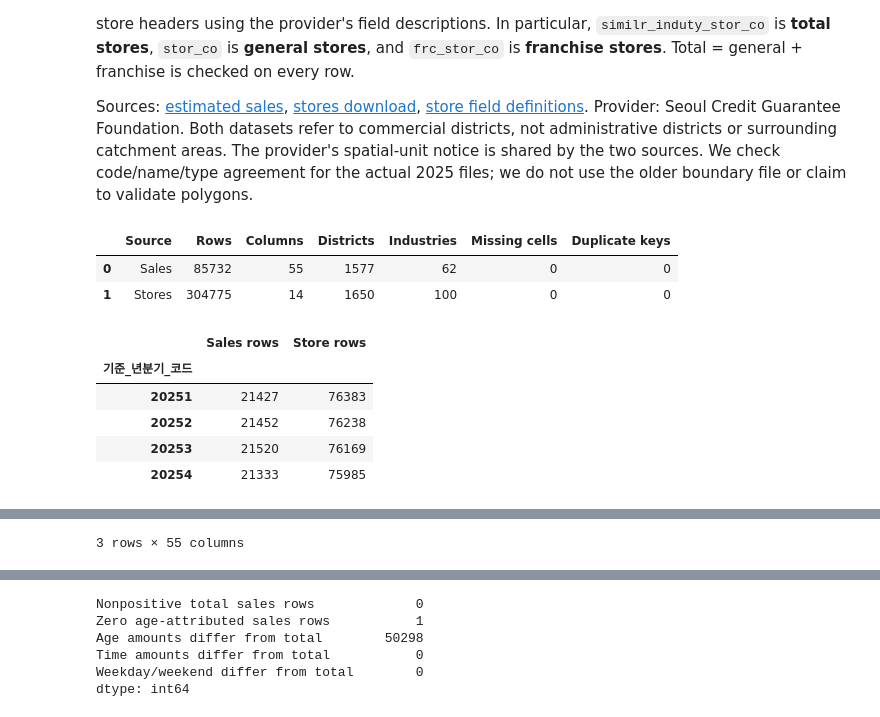
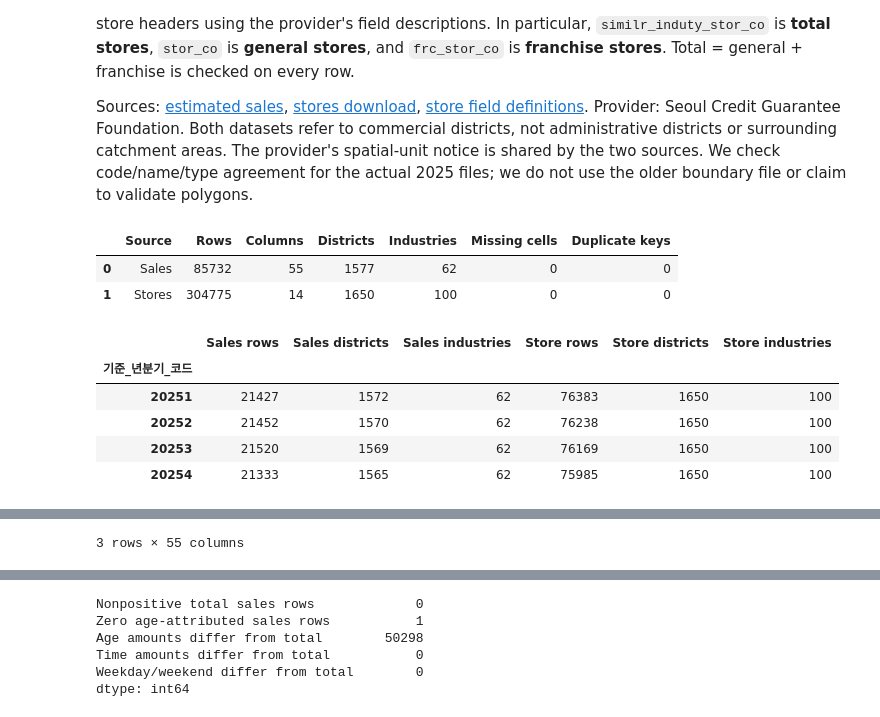
Before and after one commit to Hyunsoo37/CDS_303_Final_Project, a Jupyter notebook: docs/session-2/CDS303_Project2.ipynb, the cells around one changed output, grey strips where cells are left out. Saved outputs shown, nothing was run; the diff lists cells and outputs as text; code cells hidden in the pictures.

```diff
--- a/docs/session-2/CDS303_Project2.ipynb
+++ b/docs/session-2/CDS303_Project2.ipynb
@@ -70,40 +70,44 @@ stores = pd.read_csv(DATA / 'raw/stores_2025.zip', encoding='cp949',
 original_store_columns = stores.columns.tolist()
 stores = stores.rename(columns=store_map)
 quarters = {'20251', '20252', '20253', '20254'}
 audit_rows = []
 for name, frame in [('Sales', sales), ('Stores', stores)]:
     for key in KEY:
         frame[key] = frame[key].str.strip()
     assert not frame[KEY].isna().any().any()
     assert not frame[KEY].eq('').any().any()
     assert not frame.duplicated(KEY).any()
     assert set(frame[Q]) == quarters
     audit_rows.append({'Source': name, 'Rows': len(frame), 'Columns': frame.shape[1],
                        'Districts': frame[D].nunique(), 'Industries': frame[I].nunique(),
                        'Missing cells': int(frame.isna().sum().sum()),
                        'Duplicate keys': int(frame.duplicated(KEY).sum())})
 source_audit = pd.DataFrame(audit_rows)
 display(source_audit)
-display(pd.DataFrame({'Sales rows': sales.groupby(Q).size(), 'Store rows': stores.groupby(Q).size()}))
+quarter_audit = pd.DataFrame({'Sales rows': sales.groupby(Q).size(),
+    'Sales districts': sales.groupby(Q)[D].nunique(), 'Sales industries': sales.groupby(Q)[I].nunique(),
+    'Store rows': stores.groupby(Q).size(), 'Store districts': stores.groupby(Q)[D].nunique(),
+    'Store industries': stores.groupby(Q)[I].nunique()})
+display(quarter_audit)
 
 # Save all original column names and inferred data types, not just a preview.
 pd.DataFrame({'column': sales.columns, 'dtype': sales.dtypes.astype(str).values}).to_csv(RESULTS / 'sales_schema.csv', index=False)
 pd.DataFrame({'original_column': original_store_columns, 'analysis_column': stores.columns,
               'dtype': stores.dtypes.astype(str).values}).to_csv(RESULTS / 'stores_schema.csv', index=False)
 display(sales.head(3))
 display(stores.head(3))
 assert (stores['total_stores'] == stores['general_stores'] + stores['franchise_stores']).all()
 assert (stores[['total_stores', 'general_stores', 'franchise_stores']] >= 0).all().all()
 # %% [output]
 |  | Source | Rows | Columns | Districts | Industries | Missing cells | Duplicate keys |
 | 0 | Sales | 85732 | 55 | 1577 | 62 | 0 | 0 |
 | 1 | Stores | 304775 | 14 | 1650 | 100 | 0 | 0 |
-|  | Sales rows | Store rows |
-| 기준_년분기_코드 |  |  |
-| 20251 | 21427 | 76383 |
-| 20252 | 21452 | 76238 |
-| 20253 | 21520 | 76169 |
-| 20254 | 21333 | 75985 |
+|  | Sales rows | Sales districts | Sales industries | Store rows | Store districts | Store industries |
+| 기준_년분기_코드 |  |  |  |  |  |  |
+| 20251 | 21427 | 1572 | 62 | 76383 | 1650 | 100 |
+| 20252 | 21452 | 1570 | 62 | 76238 | 1650 | 100 |
+| 20253 | 21520 | 1569 | 62 | 76169 | 1650 | 100 |
+| 20254 | 21333 | 1565 | 62 | 75985 | 1650 | 100 |
 |  | 기준_년분기_코드 | 상권_구분_코드 | 상권_구분_코드_명 | 상권_코드 | 상권_코드_명 | 서비스_업종_코드 | 서비스_업종_코드_명 | 당월_매출_금액 | ... | ... |
 | 0 | 20251 | U | 관광특구 | 3001491 | 이태원 관광특구 | CS300015 | 가방 | 1569075360 | ... | ... |
 | 1 | 20251 | U | 관광특구 | 3001491 | 이태원 관광특구 | CS200030 | 피부관리실 | 27388312 | ... | ... |
```
Also changed, not shown: parts of 2 cells of this notebook, 5 other files.
